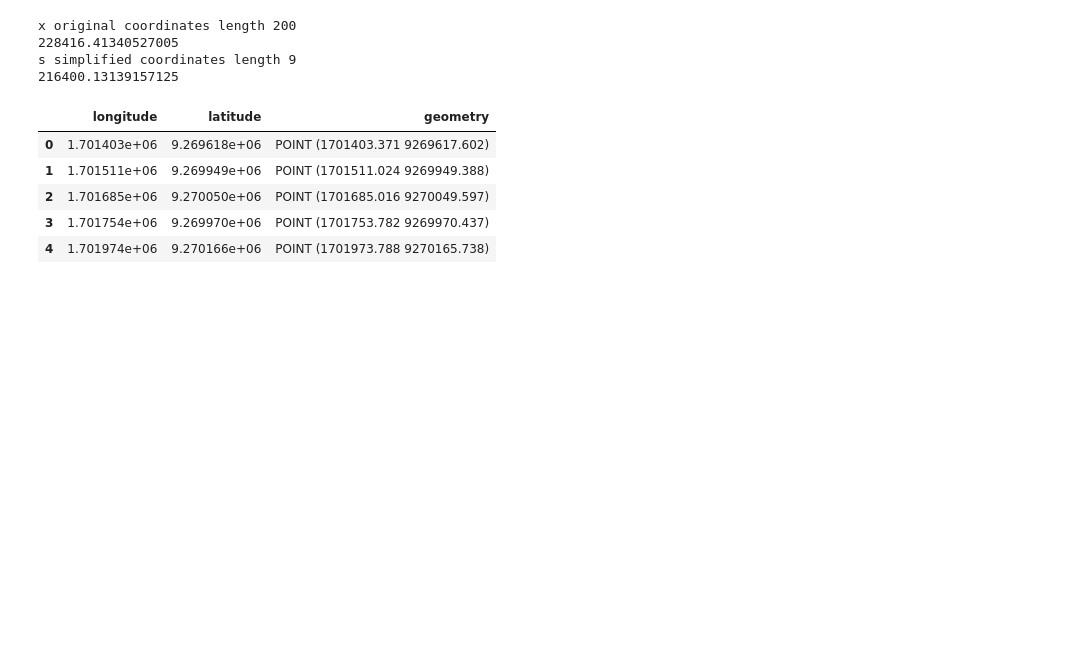
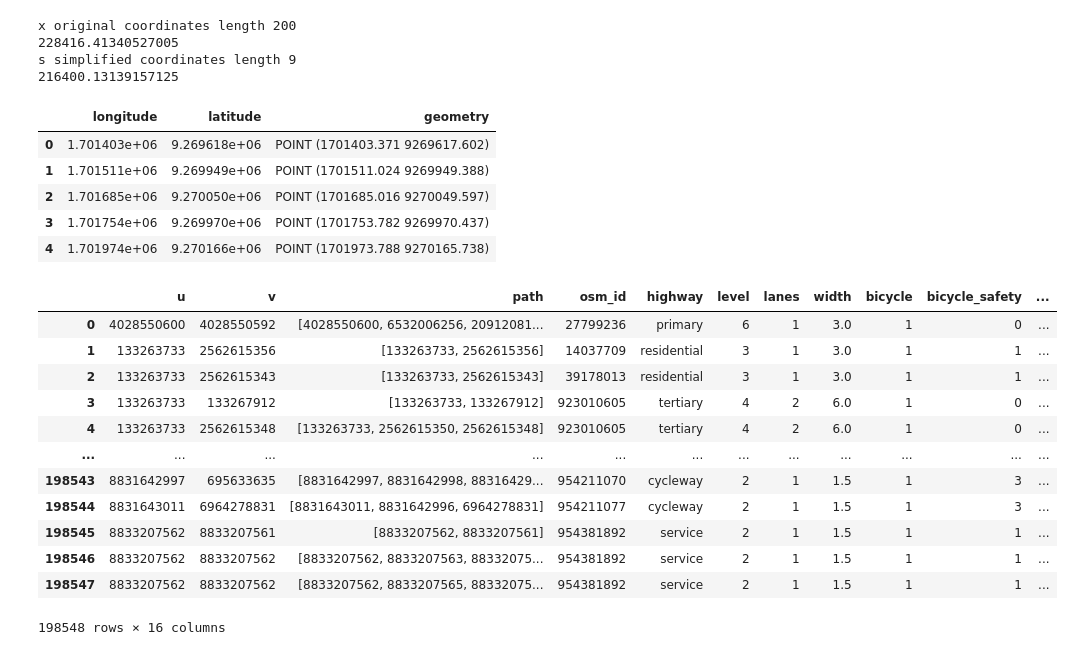
Before and after one commit to nvengeon/DataAnalysis, a Jupyter notebook: project_Nicolas.ipynb, the cells around one changed output. Cells and saved outputs as stored; diff of their text form; code cells hidden in the pictures; blank space fills up the shorter version.

```diff
--- a/project_Nicolas.ipynb
+++ b/project_Nicolas.ipynb
@@ -328,4 +338,20 @@ iris_df.head()
 # %%
 dfe_bike = dfe[dfe['bicycle']>0].copy(deep=True)
 dfe_bike = dfe_bike.dropna()
 dfe_bike = dfe_bike[~(dfe_bike.is_empty | dfe_bike.geometry.isna())]
+dfe_bike = dfe_bike.reset_index(drop=True)
+dfe_bike.to_crs(3950)
+# %% [output]
+|  | u | v | path | osm_id | highway | level | lanes | width | bicycle | bicycle_safety | ... |
+| 0 | 4028550600 | 4028550592 | [4028550600, 6532006256, 20912081... | 27799236 | primary | 6 | 1 | 3.0 | 1 | 0 | ... |
+| 1 | 133263733 | 2562615356 | [133263733, 2562615356] | 14037709 | residential | 3 | 1 | 3.0 | 1 | 1 | ... |
+| 2 | 133263733 | 2562615343 | [133263733, 2562615343] | 39178013 | residential | 3 | 1 | 3.0 | 1 | 1 | ... |
+| 3 | 133263733 | 133267912 | [133263733, 133267912] | 923010605 | tertiary | 4 | 2 | 6.0 | 1 | 0 | ... |
+| 4 | 133263733 | 2562615348 | [133263733, 2562615350, 2562615348] | 923010605 | tertiary | 4 | 2 | 6.0 | 1 | 0 | ... |
+| ... | ... | ... | ... | ... | ... | ... | ... | ... | ... | ... | ... |
+| 198543 | 8831642997 | 695633635 | [8831642997, 8831642998, 88316429... | 954211070 | cycleway | 2 | 1 | 1.5 | 1 | 3 | ... |
+| 198544 | 8831643011 | 6964278831 | [8831643011, 8831642996, 6964278831] | 954211077 | cycleway | 2 | 1 | 1.5 | 1 | 3 | ... |
+| 198545 | 8833207562 | 8833207561 | [8833207562, 8833207561] | 954381892 | service | 2 | 1 | 1.5 | 1 | 1 | ... |
+| 198546 | 8833207562 | 8833207562 | [8833207562, 8833207563, 88332075... | 954381892 | service | 2 | 1 | 1.5 | 1 | 1 | ... |
+| 198547 | 8833207562 | 8833207562 | [8833207562, 8833207565, 88332075... | 954381892 | service | 2 | 1 | 1.5 | 1 | 1 | ... |
+198548 rows × 16 columns
```
Also changed, not shown: parts of 19 cells of this notebook.
